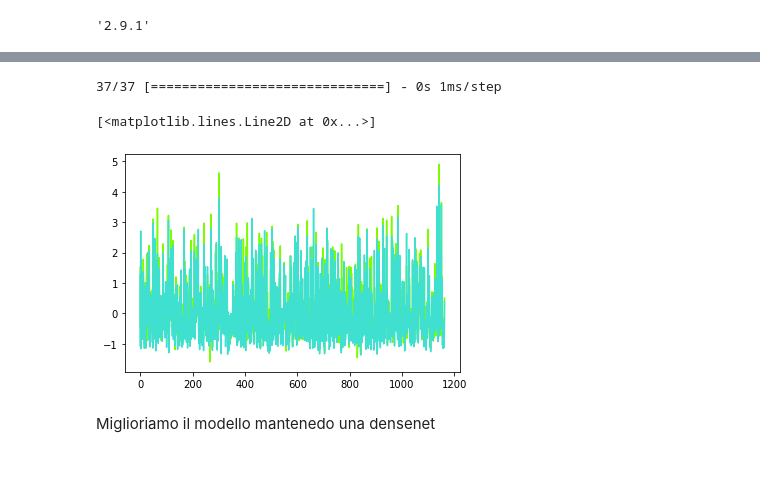
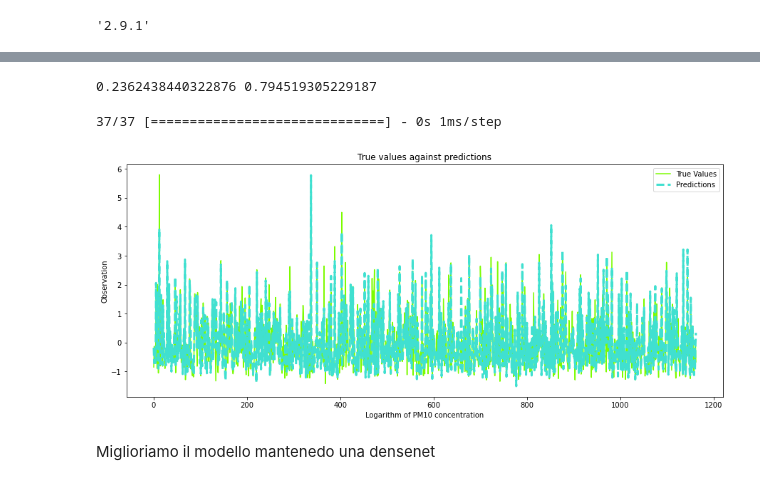
Before and after one commit to VillaGio/ARPA_sensors, a Jupyter notebook: Data analysis/Modelli/Modello predittivo/Modello Predittivo.ipynb, the cells around one changed output, grey strips where cells are left out. Drawn from its saved outputs; the diff is of its cells as text; code cells hidden in the pictures.

Commit message:
Modello predittivo

```diff
--- a/Data analysis/Modelli/Modello predittivo/Modello Predittivo.ipynb
+++ b/Data analysis/Modelli/Modello predittivo/Modello Predittivo.ipynb
@@ -40,0 +126,12 @@ x_train, x_test, y_train, y_test = train_test_split(df, cl, test_size=0.3)
+# %%
+import matplotlib.pyplot as plt
+plt.plot(list(y_test), label = "True Values", color='lawngreen')
+supersimple_pred = model.predict(x_test)
+plt.plot(supersimple_pred,  label = "Predictions", color='turquoise', linestyle='--',linewidth=3.0)
+#plt.plot(list(y_test), label = "Valori Osservati", color='lawngreen')
+plt.title("True values against predictions")
+#plt.hlines(y=50, xmin=18620, xmax=18620+380, colors='red', linestyles='-', lw=2, label='PM10 daily threshold')
+plt.ylabel("Observation")
+plt.xlabel("Logarithm of PM10 concentration")
+plt.legend()
+plt.rcParams["figure.figsize"] = (15,6)
@@ -41,10 +143,16 @@ x_train, x_test, y_train, y_test = train_test_split(df, cl, test_size=0.3)
 # %%
+keras.utils.set_random_seed(84)
 model = models.Sequential()
 model.add(layers.Dense(64, activation ='relu', input_shape = (x_train.shape[1],)))
 model.add(layers.Dense(64, activation ='relu'))
 model.add(layers.Dense(1))
 
-model.compile(optimizer = 'rmsprop', loss='mse', metrics=['mae'])
+model.compile(optimizer = 'rmsprop', loss='mae', metrics=['mae',r2_keras])
 # %%
-model.fit(x_train, y_train, epochs = 30, batch_size = 1, verbose = 1)
+keras.utils.set_random_seed(84)
+listaris=[]
+for i in range(0,100,5):
+    model.fit(x_train, y_train, epochs = i, batch_size = 1, verbose = 1)
+    listaris.append(model.evaluate(x_test, y_test, verbose = 0))
+listaris
 # %% [output]
@@ -73,0 +196,11 @@ print(mse, mae)
+# %%
+ris= pd.DataFrame(listaris)
+ris.columns = ['mae1', 'mae2', 'r2']
+ris['epoche'] = range(0,100,5)
+import matplotlib.pyplot as plt
+plt.plot(ris['epoche'], ris['r2'], label = "R", color='#de78ad')
+plt.title("R Square vs number of epochs")
+plt.ylabel("R Square")
+plt.xlabel("Number of epochs")
+plt.legend()
+plt.rcParams["figure.figsize"] = (15,6)
@@ -74,11 +224,23 @@ print(mse, mae)
+# %%
+mae, mae, r2 = model.evaluate(x_test, y_test, verbose = 0)
+print(mae, r2)
+# %% [output]
+0.2362438440322876 0.794519305229187
 # %%
 import matplotlib.pyplot as plt
-plt.plot(model.predict(x_test),  label = "Previsioni", color='lawngreen')
-plt.plot(list(y_test), label = "Valori Osservati", color='turquoise')
+plt.plot(list(y_test), label = "True Values", color='lawngreen')
+simple_pred = model.predict(x_test)
+plt.plot(simple_pred,  label = "Predictions", color='turquoise', linestyle='--',linewidth=3.0)
+#plt.plot(list(y_test), label = "Valori Osservati", color='lawngreen')
+plt.title("True values against predictions")
+#plt.hlines(y=50, xmin=18620, xmax=18620+380, colors='red', linestyles='-', lw=2, label='PM10 daily threshold')
+plt.ylabel("Observation")
+plt.xlabel("Logarithm of PM10 concentration")
+plt.legend()
+plt.rcParams["figure.figsize"] = (15,6)
 # %% [output]
 37/37 [==============================] - 0s 1ms/step
-[<matplotlib.lines.Line2D at 0x...>]
-[figure, old version]
+[figure, new version]
 # %% [markdown]
 Miglioriamo il modello mantenedo una densenet
 # %%
```
Also changed, not shown: parts of 45 cells of this notebook, 1 other file.
